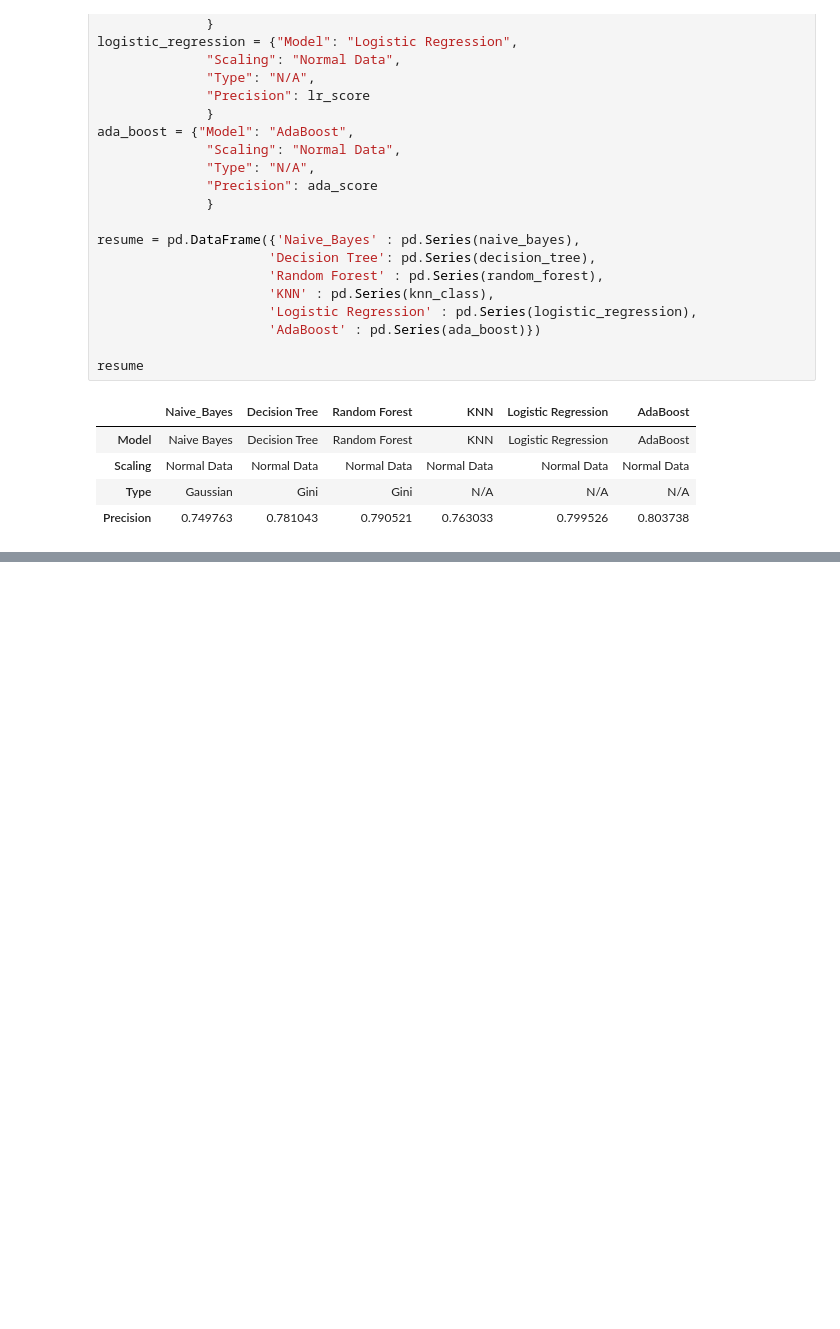
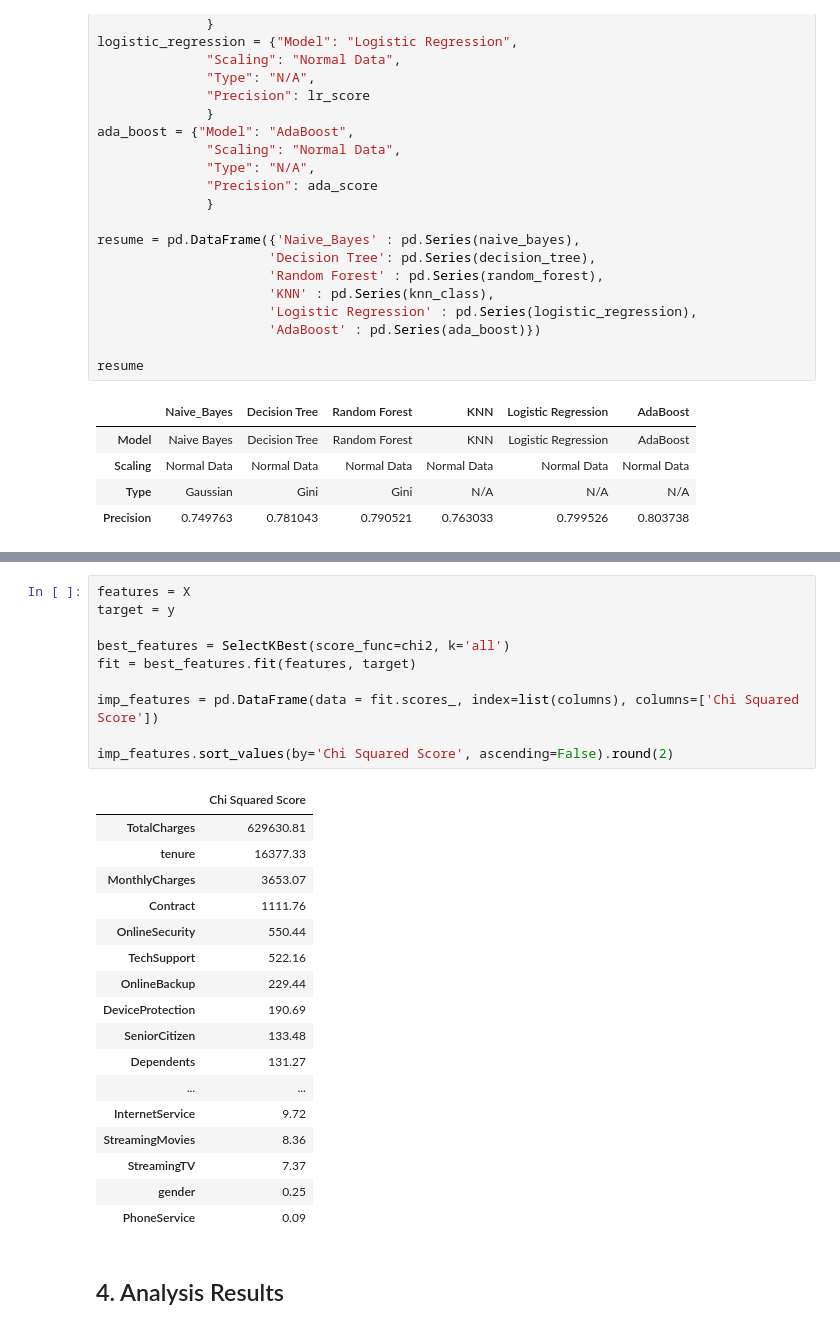
Before and after one commit to anuragRyan/Customer-Churn-Prediction-EDA-ML, a Jupyter notebook: Customer_Churn_Prediction.ipynb, the cells around one changed output, grey strips where cells are left out. Drawn from its saved outputs; the diff is of its cells as text; blank space fills up the shorter version.

Commit message:
analysis report

```diff
--- a/Customer_Churn_Prediction.ipynb
+++ b/Customer_Churn_Prediction.ipynb
@@ -868 +879,31 @@ resume
+# %%
+features = X
+target = y
+
+best_features = SelectKBest(score_func=chi2, k='all')
+fit = best_features.fit(features, target)
+
+imp_features = pd.DataFrame(data = fit.scores_, index=list(columns), columns=['Chi Squared Score'])
+
+imp_features.sort_values(by='Chi Squared Score', ascending=False).round(2)
+# %% [output]
+|  | Chi Squared Score |
+| TotalCharges | 629630.81 |
+| tenure | 16377.33 |
+| MonthlyCharges | 3653.07 |
+| Contract | 1111.76 |
+| OnlineSecurity | 550.44 |
+| TechSupport | 522.16 |
+| OnlineBackup | 229.44 |
+| DeviceProtection | 190.69 |
+| SeniorCitizen | 133.48 |
+| Dependents | 131.27 |
+| ... | ... |
+| InternetService | 9.72 |
+| StreamingMovies | 8.36 |
+| StreamingTV | 7.37 |
+| gender | 0.25 |
+| PhoneService | 0.09 |
+# %% [markdown]
+## 4. Analysis Results
 # %% [markdown]
```
Also changed, not shown: parts of 6 cells of this notebook.
